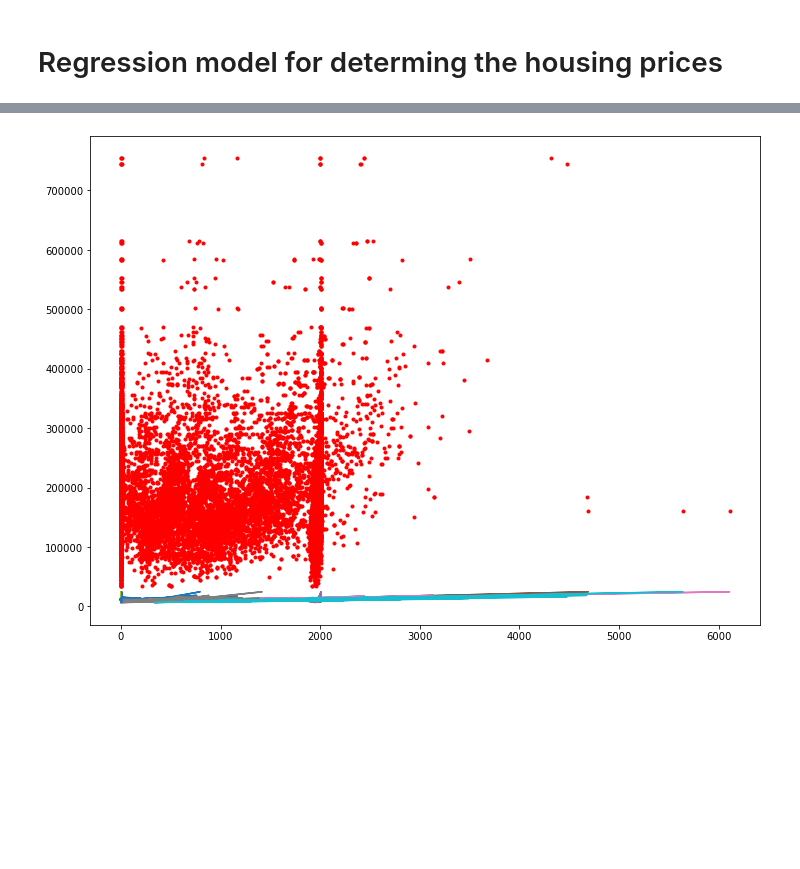
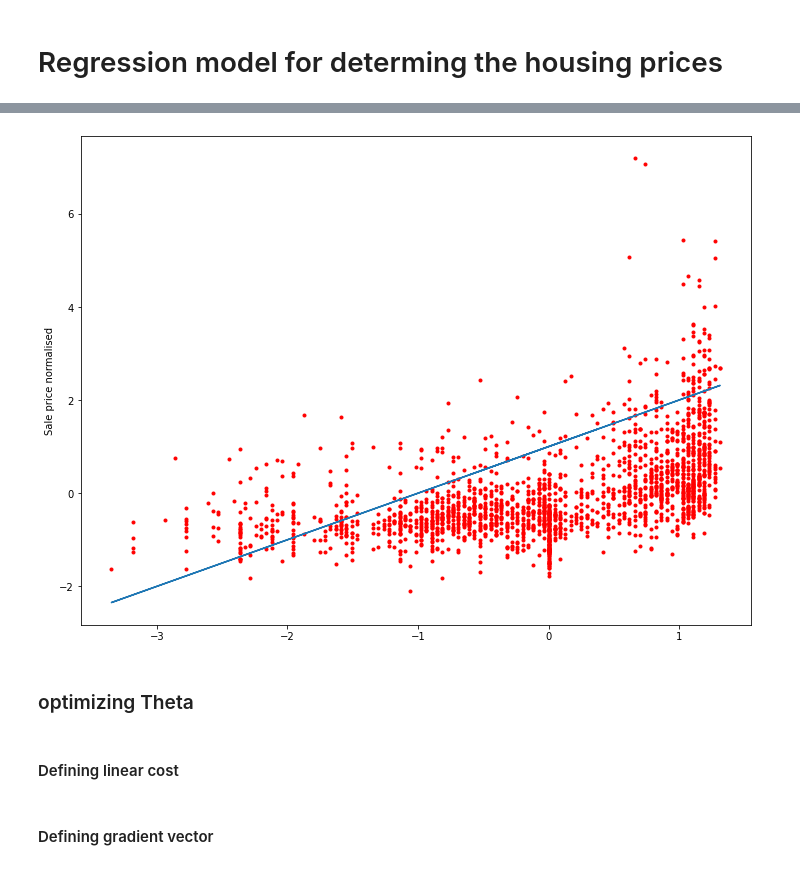
Before and after one commit to Youri-is-super-awesome/Bitches-and-beaches, a Jupyter notebook: code/model_version1.ipynb, the cells around one changed output, grey strips where cells are left out. Drawn from its saved outputs; the diff is of its cells as text; code cells hidden in the pictures; blank space fills up the shorter version.

```diff
--- a/code/model_version1.ipynb
+++ b/code/model_version1.ipynb
@@ -11,7 +11,7 @@ from sklearn.linear_model import LinearRegression
 from sklearn.model_selection import train_test_split
 # %%
 # import data (only numerical)
-data = pd.read_csv('data/AmesHousingFinal.csv')
+data = pd.read_csv('data/AmesHousingNumData.csv')
 data = data.drop('Unnamed: 0', axis=1)
 data.head()
 # %% [output]
@@ -58,4 +58,21 @@ def add_x0(x):
     # combine the new and old feature vectors into matrix
     return np.hstack((x_zero, x))
 
-X = add_x0(X_np)
+
+# make column vector for one feature for testing
+X_single_feature = X_train[:, 1, None]
+
+# make column vector out of row vector
+y_train = y_train[..., None]
+
+#print(y_train)
+
+# plot the datapoints
+plt.figure(figsize=(12,9))
+plt.plot(X_single_feature, y_train, 'r.')
+plt.show()
+
+# create feature with x0
+X = add_x0(X_single_feature)
+
+#print(X)
@@ -62,27 +131,35 @@ X = add_x0(X_np)
 # %%
 def define_theta(X):
-    '''Returns starting vector for theta with length of features.'''
+    '''Returns starting vector for theta with amount of features.'''
     return np.ones((X.shape[1], 1))
 # %%
 def linear_model(X, theta):
     '''
     This function takes a matrix X and a vector theta and returns the resulting column vector of hypothesis
     values.
     '''
     return np.matmul(X, theta)
 
-theta = define_theta(X_train)
+theta = define_theta(X)
+#print(theta)
 
 # compute the linear model
-h = linear_model(X_train, theta)
+h = linear_model(X, theta)
+#print(h)
 
-# plot the model results
+# plot the model results for just one of the features
 plt.figure(figsize=(12,9))
-plt.plot(X_train, y_train, 'r.')
-plt.plot(X_train, h)
+plt.plot(X_single_feature, y_train, 'r.')
+plt.plot(X_single_feature, h)
+
+plt.ylabel('Sale price normalised')
 plt.show()
 # %% [output]
-[figure, old version]
+[figure, new version]
+# %% [markdown]
+### optimizing Theta
+# %% [markdown]
+#### Defining linear cost
 # %%
 def linear_cost(theta, X, y):
     '''
@@ -99,6 +176,8 @@ def linear_cost(theta, X, y):
 
     # convert the resulting 1 x 1 numpy matrix to an actual scalar
     return np.squeeze(cost)
+# %% [markdown]
+#### Defining gradient vector
 # %%
 def gradient_vector(theta, X, y):
     '''
```
Also changed, not shown: parts of 13 cells of this notebook, 3 other files.
